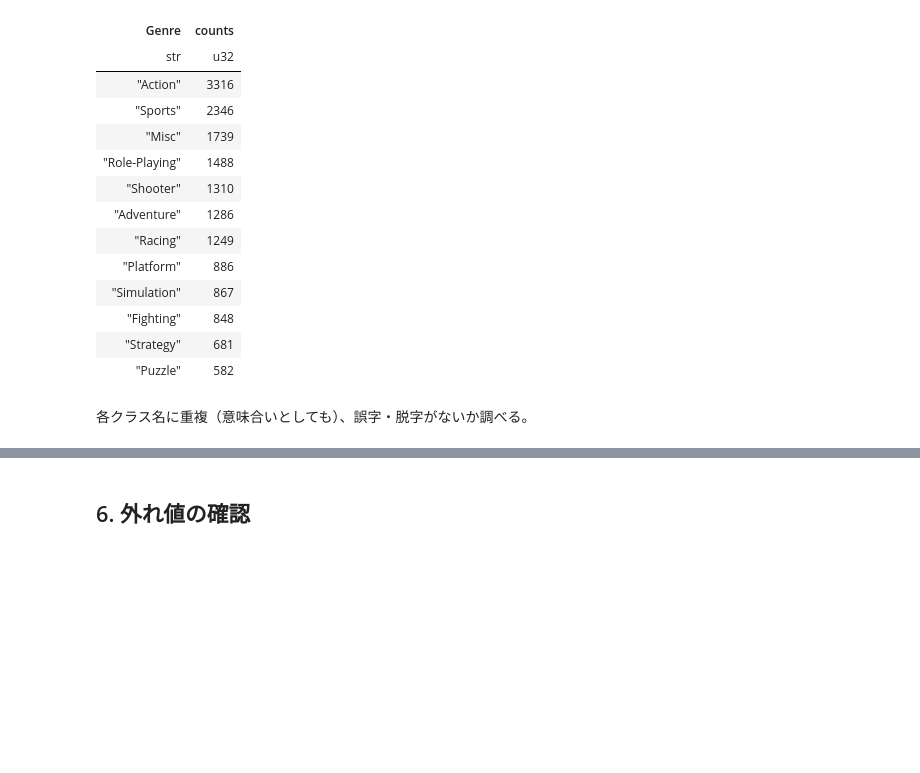
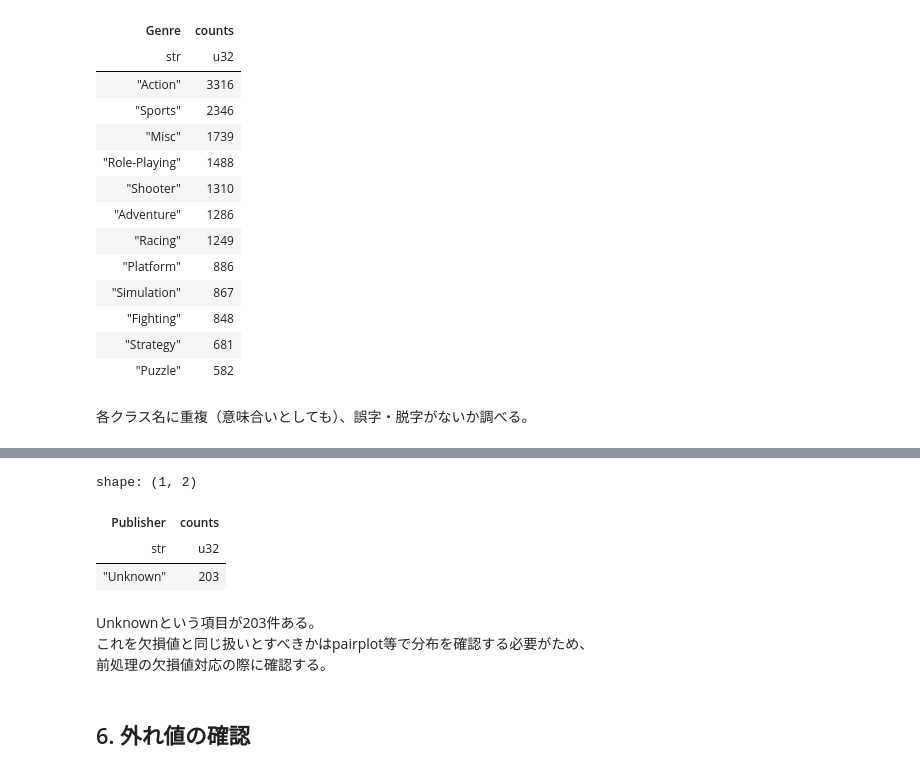
Before and after one commit to Mr-Garlic-Shrimp/TIL, a Jupyter notebook: Machine_Learning/ML_notebook-15(EDA).ipynb, the cells around one changed output, grey strips where cells are left out. Saved outputs shown, nothing was run; the diff lists cells and outputs as text; code cells hidden in the pictures; blank space fills up the shorter version.

```diff
--- a/Machine_Learning/ML_notebook-15(EDA).ipynb
+++ b/Machine_Learning/ML_notebook-15(EDA).ipynb
@@ -297,3 +294,18 @@ shape: (579, 2)
+# %%
+# 項目数が多いため、欠損値のような項目がないかチェックする。このコードは他の欠損値チェックにも使えるかも。
+miss_val_check = ['Unknown', 'Undefined', 'None', 'NA','N/A']
+df['Publisher'].value_counts().filter(
+    pl.col('Publisher').is_in(miss_val_check)
+)
+# %% [output]
+shape: (1, 2)
+| Publisher | counts |
+| str | u32 |
+| "Unknown" | 203 |
+# %% [markdown]
+Unknownという項目が203件ある。
+これを欠損値と同じ扱いとすべきかはpairplot等で分布を確認する必要がため、
+前処理の欠損値対応の際に確認する。
 # %% [markdown]
 ## 6. 外れ値の確認
 # %% [markdown]
```
Also changed, not shown: parts of 2 cells of this notebook, 2 other files.
